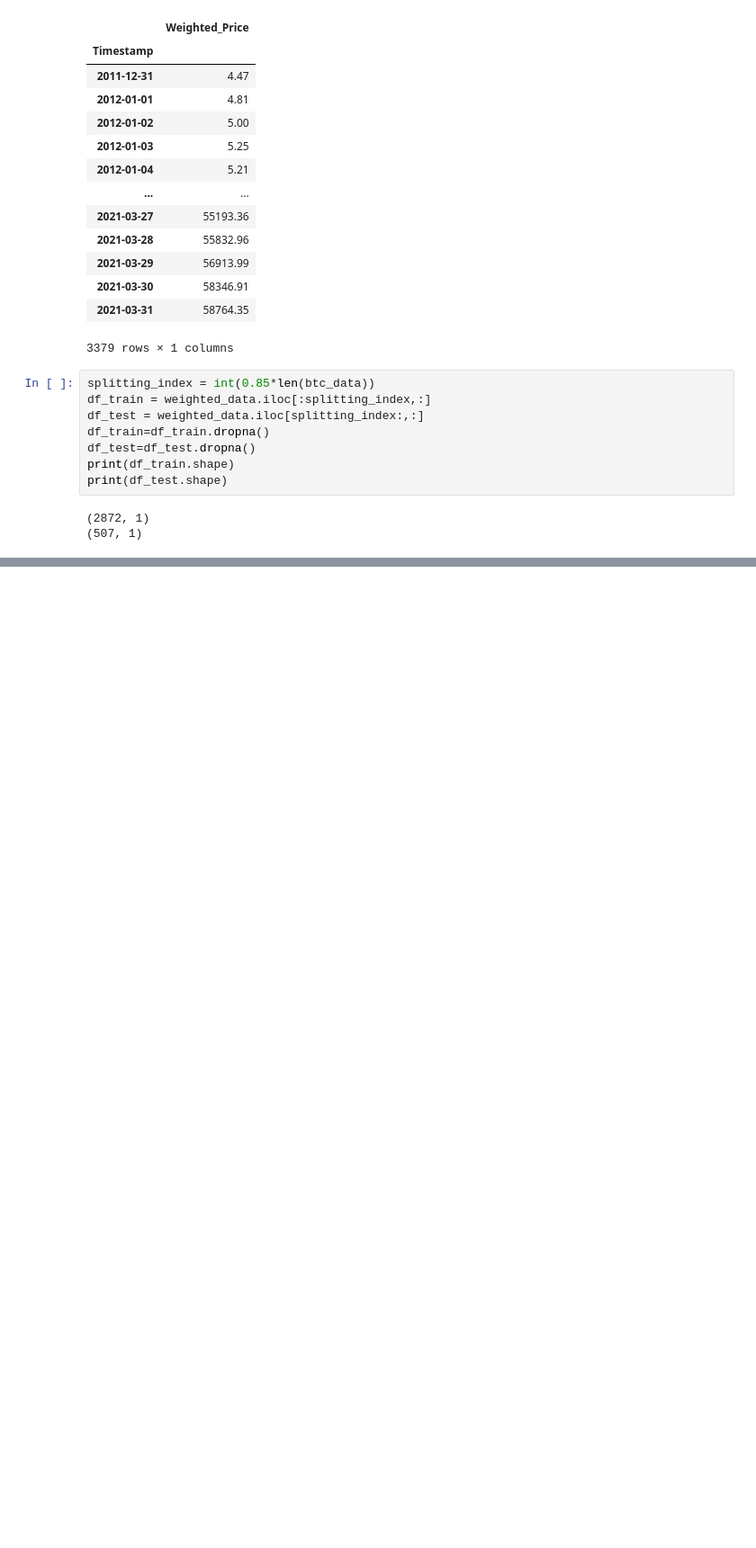
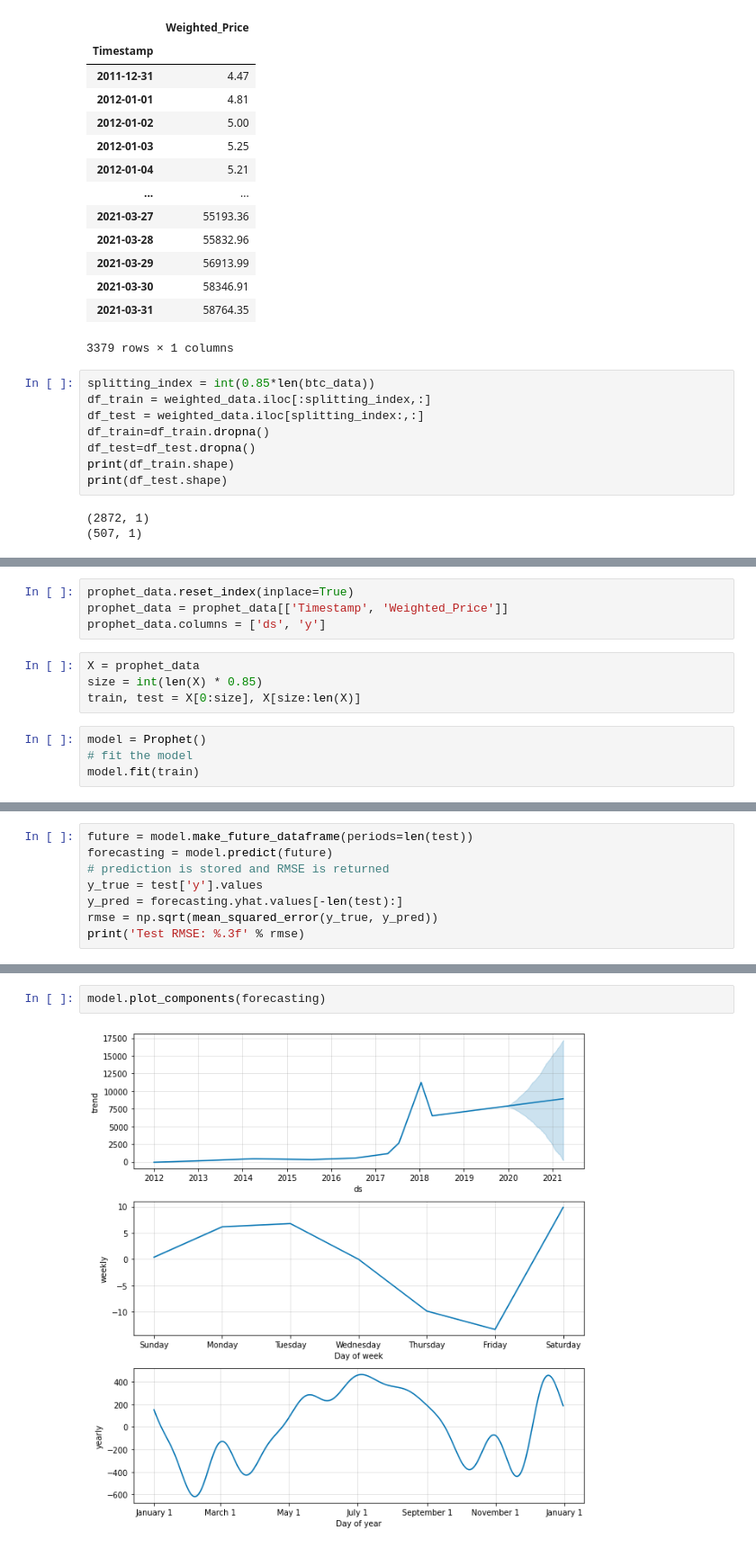
Before and after one commit to AshutoshBhawsar/Cryptocurrency-data-analysis-and-investing-strategies, a Jupyter notebook: code/phase2.ipynb, the cells around one changed output, grey strips where cells are left out. Shown: that part at 90% size. Saved outputs shown, nothing was run; the diff lists cells and outputs as text; blank space fills up the shorter version.

Commit message:
add FBProphet model to phase 2

```diff
--- a/code/phase2.ipynb
+++ b/code/phase2.ipynb
@@ -204,0 +251,12 @@ print(df_test.shape)
+# %%
+prophet_data.reset_index(inplace=True)
+prophet_data = prophet_data[['Timestamp', 'Weighted_Price']]
+prophet_data.columns = ['ds', 'y']
+# %%
+X = prophet_data
+size = int(len(X) * 0.85)
+train, test = X[0:size], X[size:len(X)]
+# %%
+model = Prophet()
+# fit the model
+model.fit(train)
@@ -204,0 +266,8 @@ print(df_test.shape)
+# %%
+future = model.make_future_dataframe(periods=len(test))
+forecasting = model.predict(future)
+# prediction is stored and RMSE is returned
+y_true = test['y'].values
+y_pred = forecasting.yhat.values[-len(test):]
+rmse = np.sqrt(mean_squared_error(y_true, y_pred))
+print('Test RMSE: %.3f' % rmse)
@@ -204,0 +292,4 @@ print(df_test.shape)
+# %%
+model.plot_components(forecasting)
+# %% [output]
+[figure, added]
```
Also changed, not shown: parts of 8 cells of this notebook.
